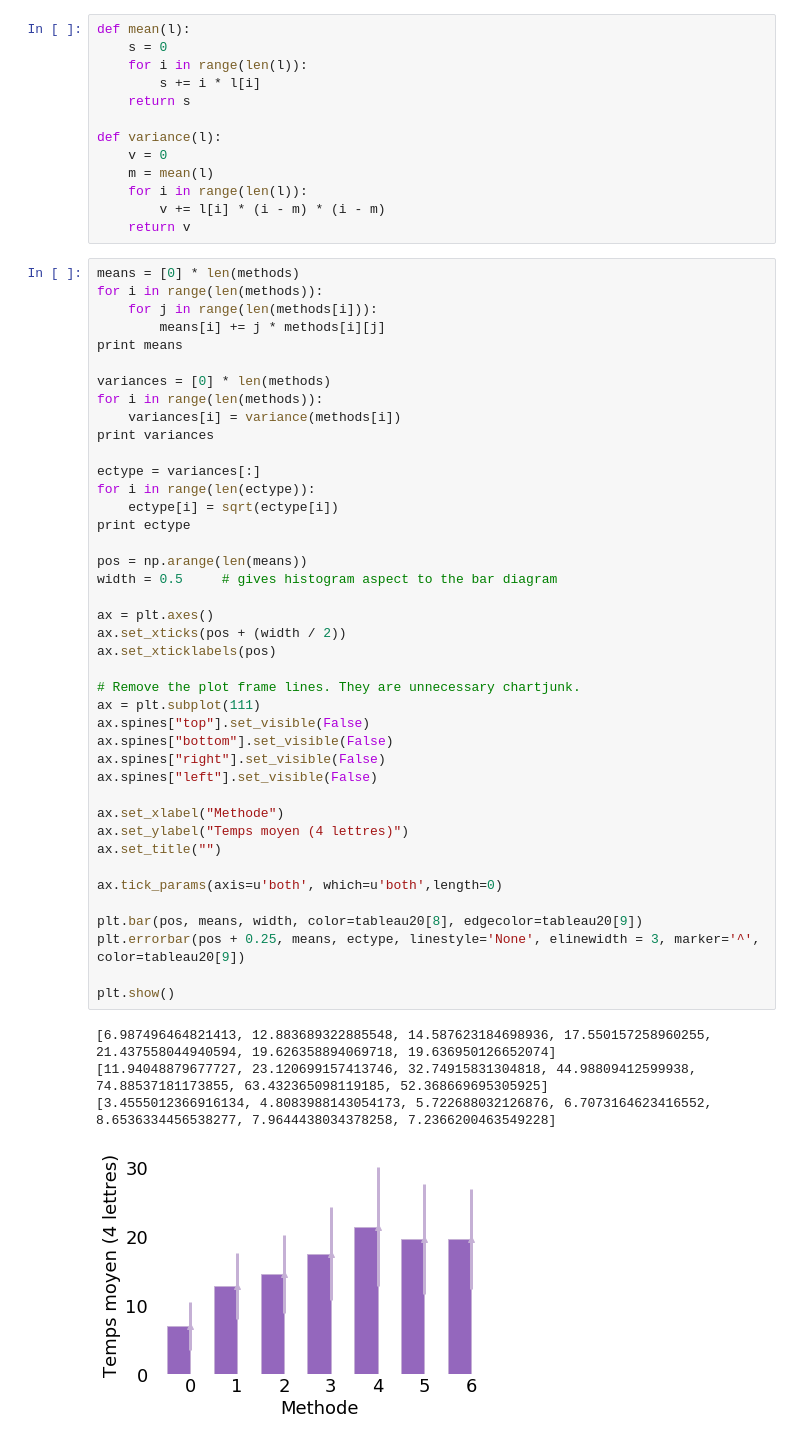
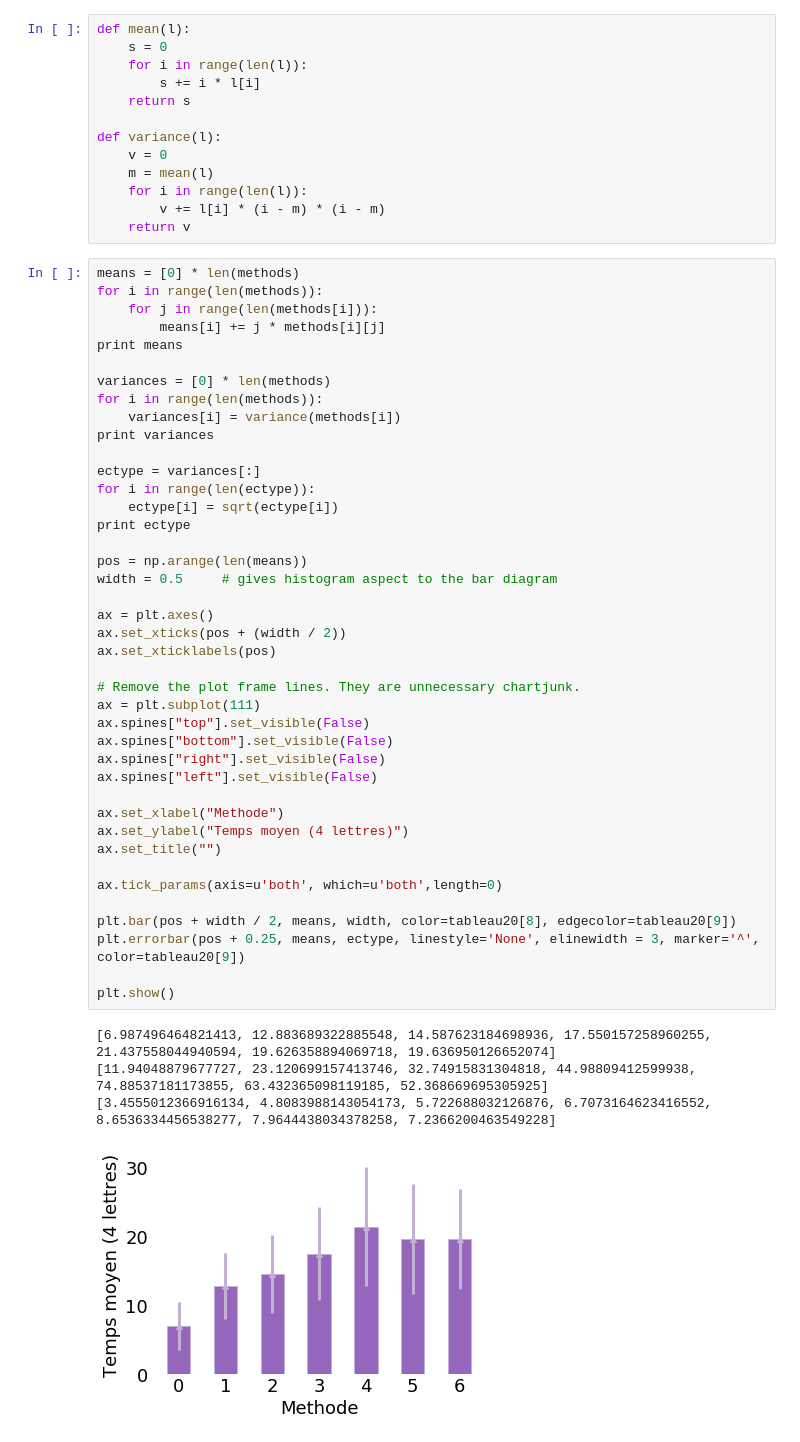
Before and after one commit to Dicotomix/DicotomixSurvey, a Jupyter notebook: Survey.ipynb, the cells around one changed output. Cells and saved outputs as stored; diff of their text form.

Commit message:
Pre-compute figures in Survey notebook correctly

```diff
--- a/Survey.ipynb
+++ b/Survey.ipynb
@@ -121,32 +121,32 @@ for i in range(len(ectype)):
     ectype[i] = sqrt(ectype[i])
 print ectype
 
 pos = np.arange(len(means))
 width = 0.5     # gives histogram aspect to the bar diagram
 
 ax = plt.axes()
 ax.set_xticks(pos + (width / 2))
 ax.set_xticklabels(pos)
 
 # Remove the plot frame lines. They are unnecessary chartjunk.
 ax = plt.subplot(111)
 ax.spines["top"].set_visible(False)
 ax.spines["bottom"].set_visible(False)
 ax.spines["right"].set_visible(False)
 ax.spines["left"].set_visible(False)
 
 ax.set_xlabel("Methode")
 ax.set_ylabel("Temps moyen (4 lettres)")
 ax.set_title("")
 
 ax.tick_params(axis=u'both', which=u'both',length=0)
 
-plt.bar(pos, means, width, color=tableau20[8], edgecolor=tableau20[9])
+plt.bar(pos + width / 2, means, width, color=tableau20[8], edgecolor=tableau20[9])
 plt.errorbar(pos + 0.25, means, ectype, linestyle='None', elinewidth = 3, marker='^', color=tableau20[9])
 
 plt.show()
 # %% [output]
 [6.987496464821413, 12.883689322885548, 14.587623184698936, 17.550157258960255, 21.437558044940594, 19.626358894069718, 19.636950126652074]
 [11.94048879677727, 23.120699157413746, 32.74915831304818, 44.98809412599938, 74.88537181173855, 63.432365098119185, 52.368669695305925]
 [3.4555012366916134, 4.8083988143054173, 5.722688032126876, 6.7073164623416552, 8.6536334456538277, 7.9644438034378258, 7.2366200463549228]
-[figure, old version]
+[figure, new version]
```
